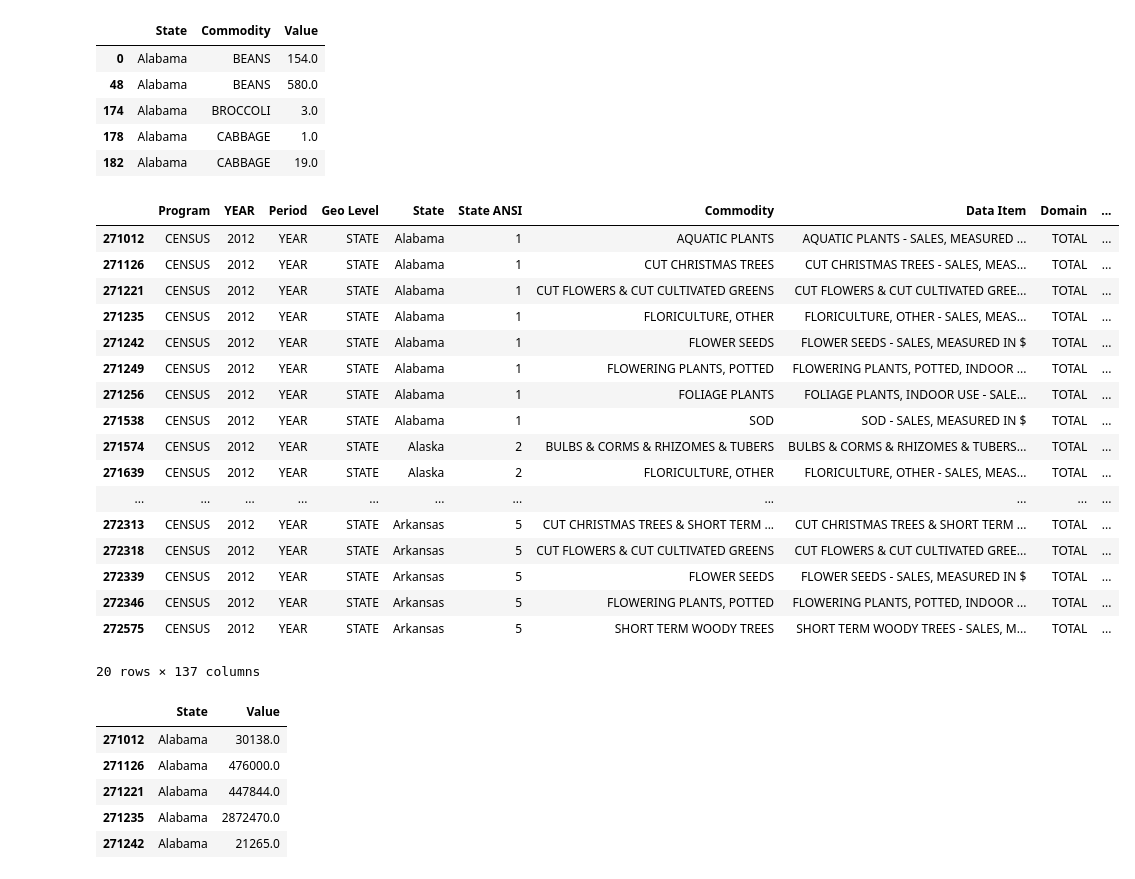
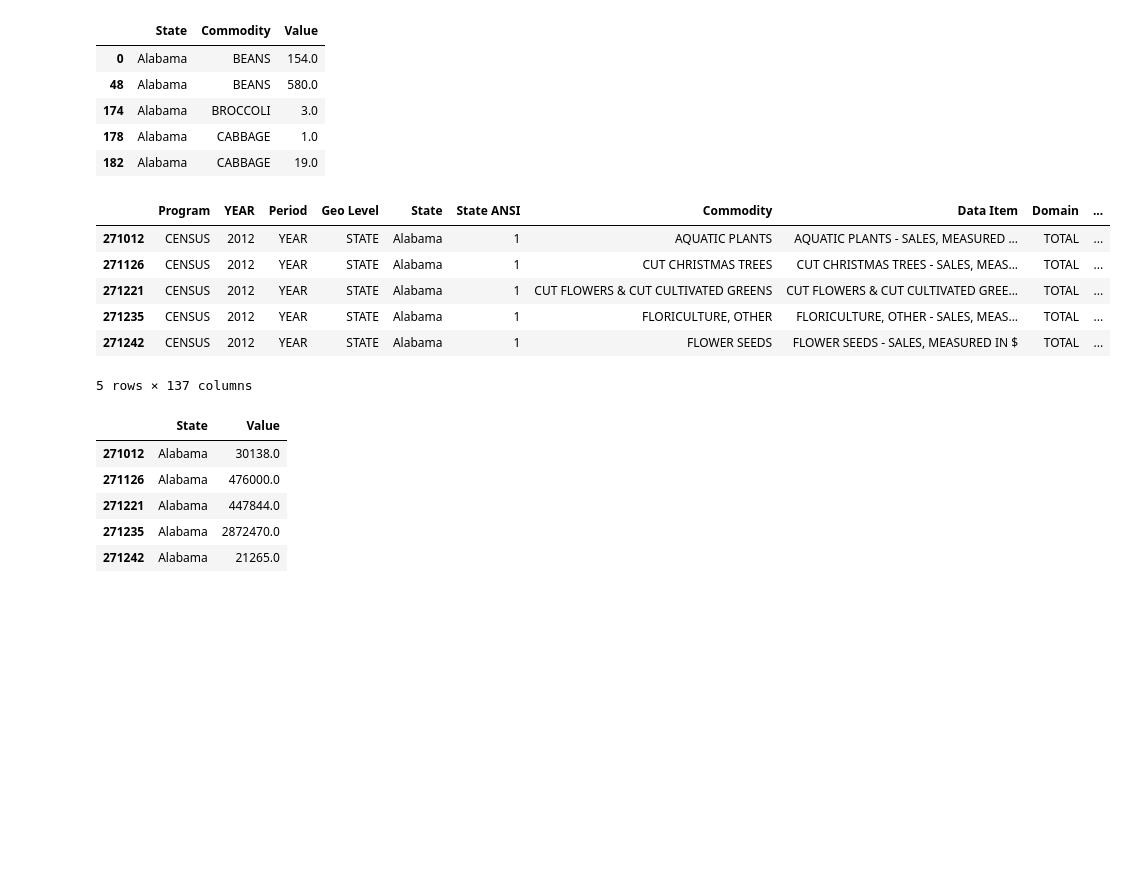
Before and after one commit to KinishaF/edible_vs_ornamental, a Jupyter notebook: Scripts/comparison_edible_ornamental.ipynb, the cells around one changed output. Saved outputs shown, nothing was run; the diff lists cells and outputs as text; code cells hidden in the pictures; blank space fills up the shorter version.

```diff
--- a/Scripts/comparison_edible_ornamental.ipynb
+++ b/Scripts/comparison_edible_ornamental.ipynb
@@ -539,26 +539,15 @@ states_by_ornamental = ag_census.loc[(ag_census['Classification'] == 'Ornamental
                     (~ag_census['Data Item'].str.contains('OPERATIONS|ACRES IN PRODUCTION|SQ FT IN PRODUCTION')) & (ag_census['Domain'] == 'TOTAL') &
                     (ag_census['Domain Category'] == 'NOT SPECIFIED')]
 # %%
-states_by_ornamental.head(20)
+states_by_ornamental.head()
 # %% [output]
 |  | Program | YEAR | Period | Geo Level | State | State ANSI | Commodity | Data Item | Domain | ... |
 | 271012 | CENSUS | 2012 | YEAR | STATE | Alabama | 1 | AQUATIC PLANTS | AQUATIC PLANTS - SALES, MEASURED ... | TOTAL | ... |
 | 271126 | CENSUS | 2012 | YEAR | STATE | Alabama | 1 | CUT CHRISTMAS TREES | CUT CHRISTMAS TREES - SALES, MEAS... | TOTAL | ... |
 | 271221 | CENSUS | 2012 | YEAR | STATE | Alabama | 1 | CUT FLOWERS & CUT CULTIVATED GREENS | CUT FLOWERS & CUT CULTIVATED GREE... | TOTAL | ... |
 | 271235 | CENSUS | 2012 | YEAR | STATE | Alabama | 1 | FLORICULTURE, OTHER | FLORICULTURE, OTHER - SALES, MEAS... | TOTAL | ... |
 | 271242 | CENSUS | 2012 | YEAR | STATE | Alabama | 1 | FLOWER SEEDS | FLOWER SEEDS - SALES, MEASURED IN $ | TOTAL | ... |
-| 271249 | CENSUS | 2012 | YEAR | STATE | Alabama | 1 | FLOWERING PLANTS, POTTED | FLOWERING PLANTS, POTTED, INDOOR ... | TOTAL | ... |
-| 271256 | CENSUS | 2012 | YEAR | STATE | Alabama | 1 | FOLIAGE PLANTS | FOLIAGE PLANTS, INDOOR USE - SALE... | TOTAL | ... |
-| 271538 | CENSUS | 2012 | YEAR | STATE | Alabama | 1 | SOD | SOD - SALES, MEASURED IN $ | TOTAL | ... |
-| 271574 | CENSUS | 2012 | YEAR | STATE | Alaska | 2 | BULBS & CORMS & RHIZOMES & TUBERS | BULBS & CORMS & RHIZOMES & TUBERS... | TOTAL | ... |
-| 271639 | CENSUS | 2012 | YEAR | STATE | Alaska | 2 | FLORICULTURE, OTHER | FLORICULTURE, OTHER - SALES, MEAS... | TOTAL | ... |
-| ... | ... | ... | ... | ... | ... | ... | ... | ... | ... | ... |
-| 272313 | CENSUS | 2012 | YEAR | STATE | Arkansas | 5 | CUT CHRISTMAS TREES & SHORT TERM ... | CUT CHRISTMAS TREES & SHORT TERM ... | TOTAL | ... |
-| 272318 | CENSUS | 2012 | YEAR | STATE | Arkansas | 5 | CUT FLOWERS & CUT CULTIVATED GREENS | CUT FLOWERS & CUT CULTIVATED GREE... | TOTAL | ... |
-| 272339 | CENSUS | 2012 | YEAR | STATE | Arkansas | 5 | FLOWER SEEDS | FLOWER SEEDS - SALES, MEASURED IN $ | TOTAL | ... |
-| 272346 | CENSUS | 2012 | YEAR | STATE | Arkansas | 5 | FLOWERING PLANTS, POTTED | FLOWERING PLANTS, POTTED, INDOOR ... | TOTAL | ... |
-| 272575 | CENSUS | 2012 | YEAR | STATE | Arkansas | 5 | SHORT TERM WOODY TREES | SHORT TERM WOODY TREES - SALES, M... | TOTAL | ... |
-20 rows × 137 columns
+5 rows × 137 columns
 # %%
 states_by_ornamental[['State', 'Value']].head()
 # %% [output]
```
Also changed, not shown: parts of 7 cells of this notebook, 3 other files.
